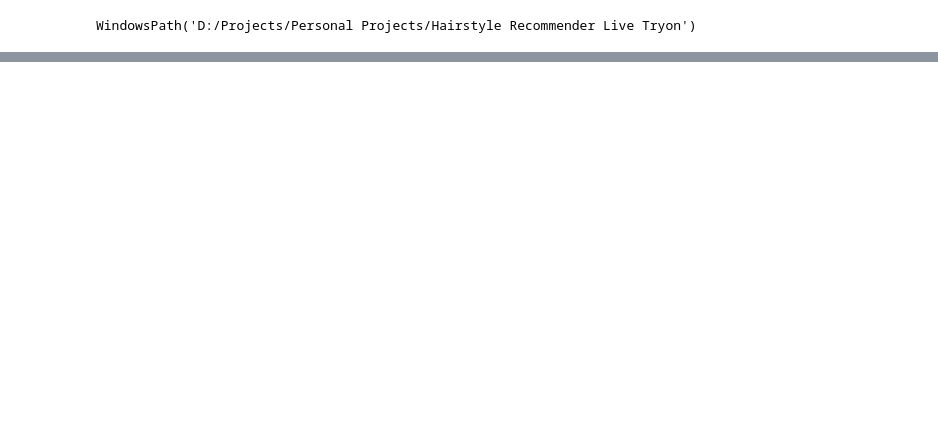
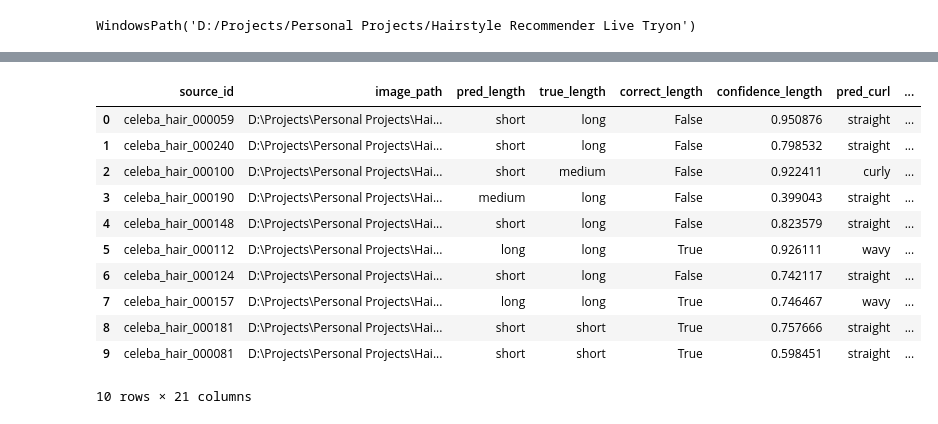
Before and after one commit to MenuraAndrahennedi/Hairstyle-Recommender-Live-Tryon, a Jupyter notebook: notebooks/06_model_evaluation/02_evaluate_hairstyle_attribute_model.ipynb, the cells around one changed output, grey strips where cells are left out. Saved outputs shown, nothing was run; the diff lists cells and outputs as text; code cells hidden in the pictures; blank space fills up the shorter version.

```diff
--- a/notebooks/06_model_evaluation/02_evaluate_hairstyle_attribute_model.ipynb
+++ b/notebooks/06_model_evaluation/02_evaluate_hairstyle_attribute_model.ipynb
@@ -171,0 +261,17 @@ if len(prediction_frame) > 0:
+# %%
+ranked_examples = prediction_frame.assign(error_count=sum((~prediction_frame[f'correct_{field}']) for field in core_fields))
+ranked_examples = ranked_examples.sort_values(['error_count', 'mean_confidence'], ascending=[False, False]).reset_index(drop=True)
+ranked_examples.head(10)
+# %% [output]
+|  | source_id | image_path | pred_length | true_length | correct_length | confidence_length | pred_curl | ... |
+| 0 | celeba_hair_000059 | D:\Projects\Personal Projects\Hai... | short | long | False | 0.950876 | straight | ... |
+| 1 | celeba_hair_000240 | D:\Projects\Personal Projects\Hai... | short | long | False | 0.798532 | straight | ... |
+| 2 | celeba_hair_000100 | D:\Projects\Personal Projects\Hai... | short | medium | False | 0.922411 | curly | ... |
+| 3 | celeba_hair_000190 | D:\Projects\Personal Projects\Hai... | medium | long | False | 0.399043 | straight | ... |
+| 4 | celeba_hair_000148 | D:\Projects\Personal Projects\Hai... | short | long | False | 0.823579 | straight | ... |
+| 5 | celeba_hair_000112 | D:\Projects\Personal Projects\Hai... | long | long | True | 0.926111 | wavy | ... |
+| 6 | celeba_hair_000124 | D:\Projects\Personal Projects\Hai... | short | long | False | 0.742117 | straight | ... |
+| 7 | celeba_hair_000157 | D:\Projects\Personal Projects\Hai... | long | long | True | 0.746467 | wavy | ... |
+| 8 | celeba_hair_000181 | D:\Projects\Personal Projects\Hai... | short | short | True | 0.757666 | straight | ... |
+| 9 | celeba_hair_000081 | D:\Projects\Personal Projects\Hai... | short | short | True | 0.598451 | straight | ... |
+10 rows × 21 columns
```
Also changed, not shown: parts of 13 cells of this notebook, 23 other files.
